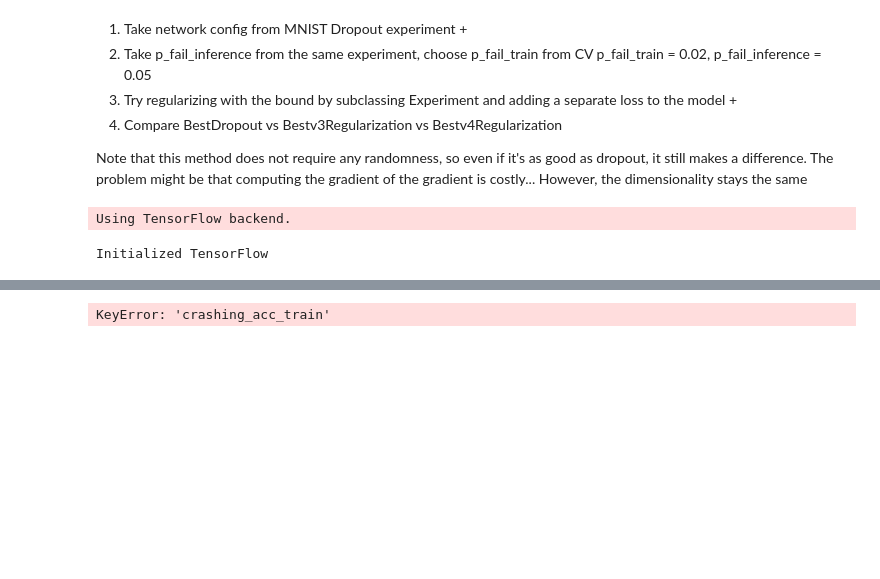
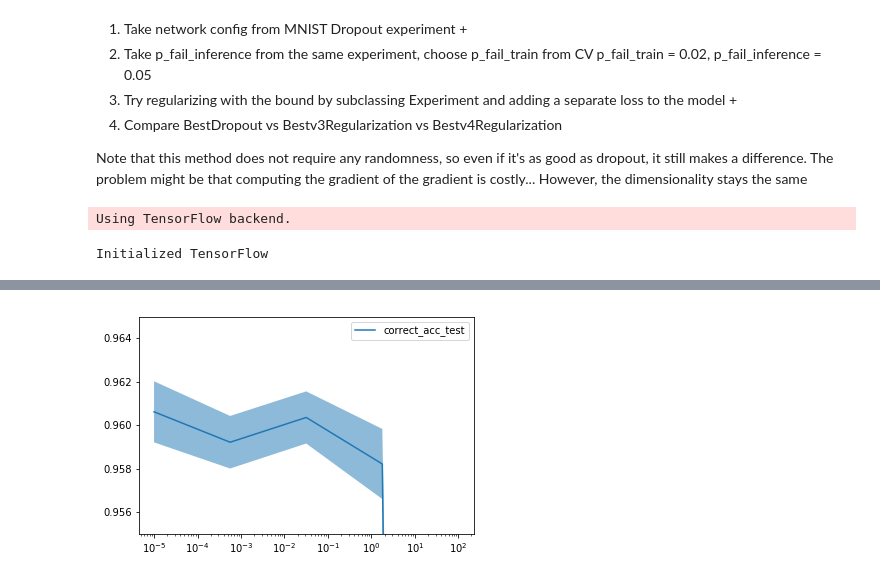
Before and after one commit to LPD-EPFL/nn-fault-tolerance, a Jupyter notebook: Regularization.ipynb, the cells around one changed output, grey strips where cells are left out. Drawn from its saved outputs; the diff is of its cells as text; code cells hidden in the pictures; blank space fills up the shorter version.

```diff
--- a/Regularization.ipynb
+++ b/Regularization.ipynb
@@ -242,6 +245,6 @@ results_array = [get_results(reg_bound_coeff) for reg_bound_coeff in reg_bound_c
 ... (38 outputs left out)
 # %%
-save_fn = 'Regularization.ipynb.pkl'
+save_fn = 'Regularization.ipynb.coarse.pkl'
 #pickle.dump(results_array, open(save_fn, 'wb'))
 results_array = pickle.load(open(save_fn, 'rb'))
 # %% [markdown]
@@ -255,7 +258,11 @@ def plot_quantity(results_array, name):
     plt.plot(reg_bound_coeffs, means, label = name)
     plt.xscale('log')
     plt.fill_between(reg_bound_coeffs, means - stds, means + stds, alpha = 0.5)
-# %%
-plot_quantity(results_array, 'crashing_acc_train')
-# %% [output]
-KeyError: 'crashing_acc_train'
+# %%
+plt.figure()
+plot_quantity(results_array, 'correct_acc_test')
+plt.ylim(0.955, 0.965)
+plt.legend()
+plt.show()
+# %% [output]
+[figure, added]
```
Also changed, not shown: parts of 9 cells of this notebook, 2 other files.
